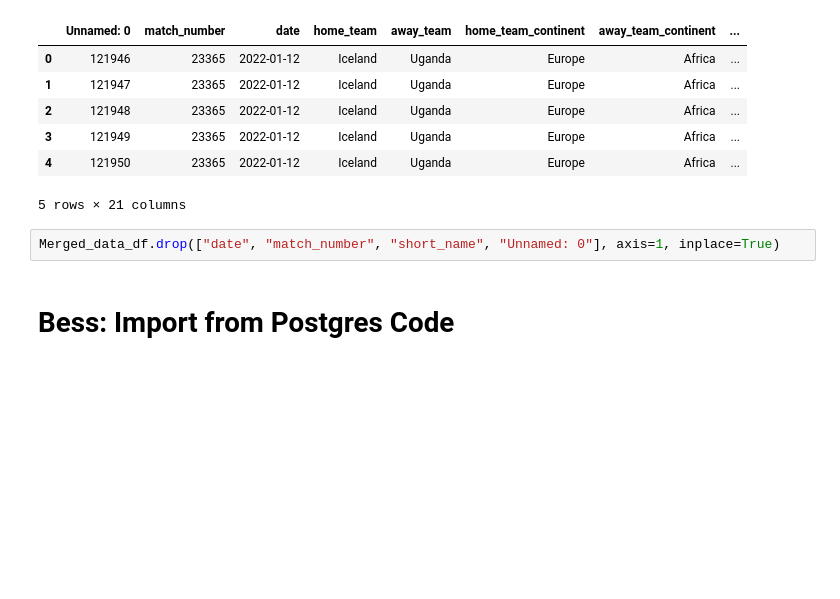
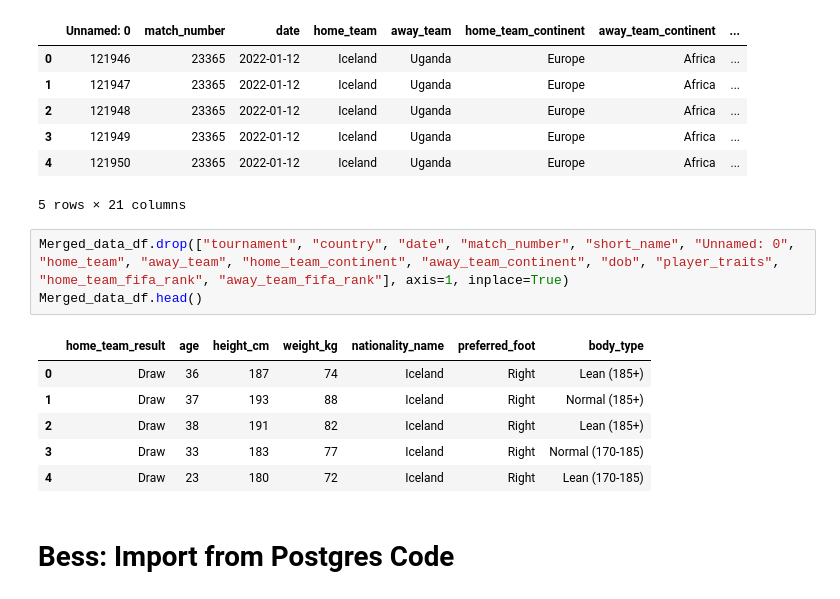
Before and after one commit to annakthrnlee/FIFA_World_Cup, a Jupyter notebook: Final_Machine_Model.ipynb, the cells around one changed output. Cells and saved outputs as stored; diff of their text form; blank space fills up the shorter version.

```diff
--- a/Final_Machine_Model.ipynb
+++ b/Final_Machine_Model.ipynb
@@ -28,7 +30,15 @@ Merged_data_df.head()
 | 4 | 121950 | 23365 | 2022-01-12 | Iceland | Uganda | Europe | Africa | ... |
 5 rows × 21 columns
 # %%
-Merged_data_df.drop(["date", "match_number", "short_name", "Unnamed: 0"], axis=1, inplace=True)
+Merged_data_df.drop(["tournament", "country", "date", "match_number", "short_name", "Unnamed: 0", "home_team", "away_team", "home_team_continent", "away_team_continent", "dob", "player_traits", "home_team_fifa_rank", "away_team_fifa_rank"], axis=1, inplace=True)
+Merged_data_df.head()
+# %% [output]
+|  | home_team_result | age | height_cm | weight_kg | nationality_name | preferred_foot | body_type |
+| 0 | Draw | 36 | 187 | 74 | Iceland | Right | Lean (185+) |
+| 1 | Draw | 37 | 193 | 88 | Iceland | Right | Normal (185+) |
+| 2 | Draw | 38 | 191 | 82 | Iceland | Right | Lean (185+) |
+| 3 | Draw | 33 | 183 | 77 | Iceland | Right | Normal (170-185) |
+| 4 | Draw | 23 | 180 | 72 | Iceland | Right | Lean (170-185) |
 # %% [markdown]
 # Bess: Import from Postgres Code
 # %%
```
Also changed, not shown: parts of 14 cells of this notebook.
